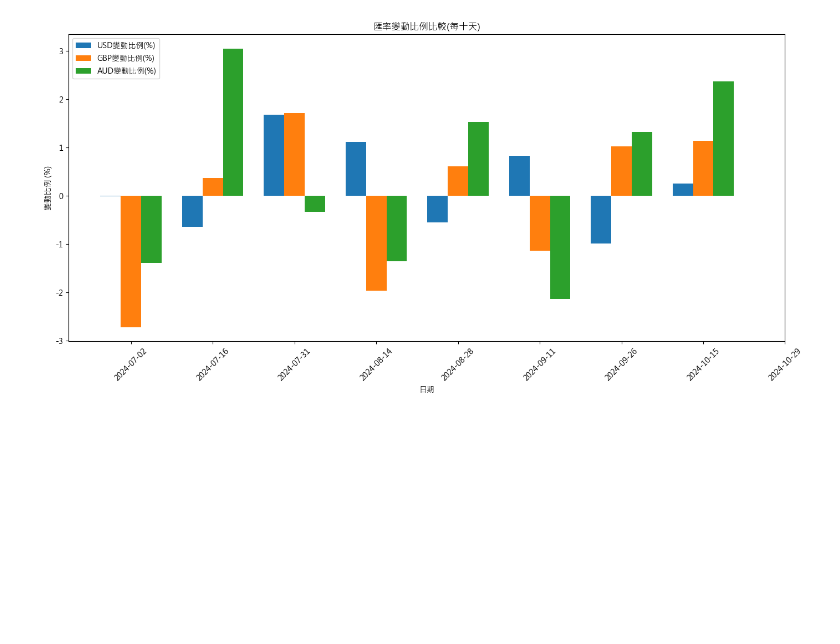
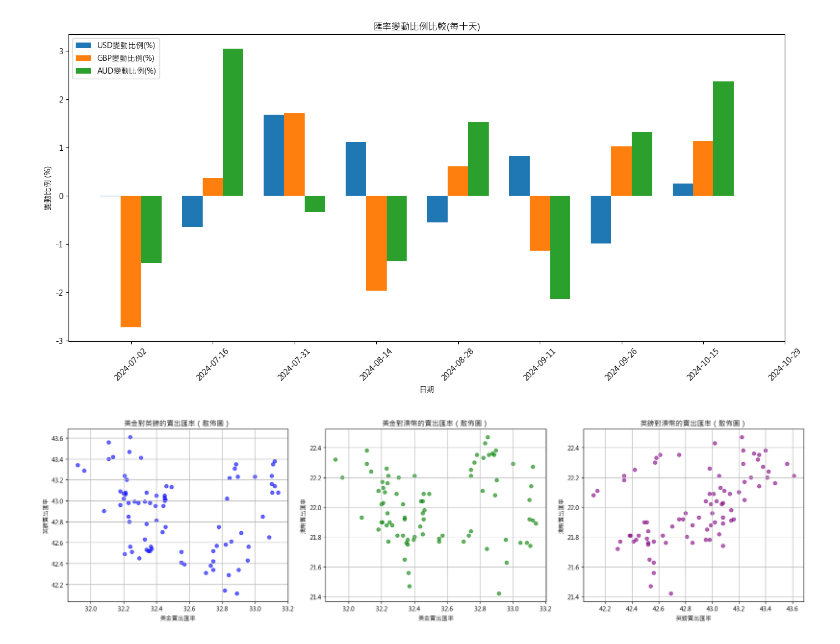
Before and after one commit to peterwang0329/pyhon_mid, a Jupyter notebook: py_mid_team3.ipynb, the cells around one changed output. Saved outputs shown, nothing was run; the diff lists cells and outputs as text; code cells hidden in the pictures; blank space fills up the shorter version.

```diff
--- a/py_mid_team3.ipynb
+++ b/py_mid_team3.ipynb
@@ -149,3 +149,59 @@ plt.tight_layout()
 plt.show()
 # %% [output]
 [figure]
+# %%
+import pandas as pd
+import matplotlib.pyplot as plt
+from sqlalchemy import create_engine
+
+curs = ['USD', 'GBP', 'AUD']  # 美金、英鎊、澳幣
+# 建立 SQLite 資料庫引擎
+sql_cur = create_engine('sqlite:///exchange_rates.db')
+all_data = {}
+
+for cur in curs:
+    # 從資料庫中讀取每個貨幣的數據
+    query = f"SELECT * FROM {cur}"
+    data = pd.read_sql(query, con=sql_cur)
+    data['日期'] = pd.to_datetime(data['日期'])
+    data.set_index('日期', inplace=True)  # 設置日期為索引
+
+    data['貨幣'] = cur
+    all_data[cur] = data[['賣出']]  # 只提取賣出匯率以便後續比較
+
+# 將所有貨幣的資料合併到一個 DataFrame 中，對齊日期
+combined_data = pd.concat(all_data, axis=1)
+combined_data.columns = ['賣出_USD', '賣出_GBP', '賣出_AUD']  # 重命名列
+
+# 設置繪圖參數
+plt.figure(figsize=(18, 5))  # 設定圖形大小
+plt.rcParams["font.sans-serif"] = "Microsoft JhengHei"
+
+# 1. 美金對英鎊的賣出匯率散佈圖
+plt.subplot(1, 3, 1)  # 創建第一個子圖
+plt.scatter(combined_data['賣出_USD'], combined_data['賣出_GBP'], color='blue', alpha=0.6)
+plt.title("美金對英鎊的賣出匯率（散佈圖）")
+plt.xlabel("美金賣出匯率")
+plt.ylabel("英鎊賣出匯率")
+plt.grid(True)  # 顯示網格線
+
+# 2. 美金對澳幣的賣出匯率散佈圖
+plt.subplot(1, 3, 2)  # 創建第二個子圖
+plt.scatter(combined_data['賣出_USD'], combined_data['賣出_AUD'], color='green', alpha=0.6)
+plt.title("美金對澳幣的賣出匯率（散佈圖）")
+plt.xlabel("美金賣出匯率")
+plt.ylabel("澳幣賣出匯率")
+plt.grid(True)
+
+# 3. 英鎊對澳幣的賣出匯率散佈圖
+plt.subplot(1, 3, 3)  # 創建第三個子圖
+plt.scatter(combined_data['賣出_GBP'], combined_data['賣出_AUD'], color='purple', alpha=0.6)
+plt.title("英鎊對澳幣的賣出匯率（散佈圖）")
+plt.xlabel("英鎊賣出匯率")
+plt.ylabel("澳幣賣出匯率")
+plt.grid(True)
+
+plt.tight_layout()  # 自動調整子圖間距
+plt.show()  # 顯示圖形
+# %% [output]
+[figure, added]
```
Also changed, not shown: 1 other file.
